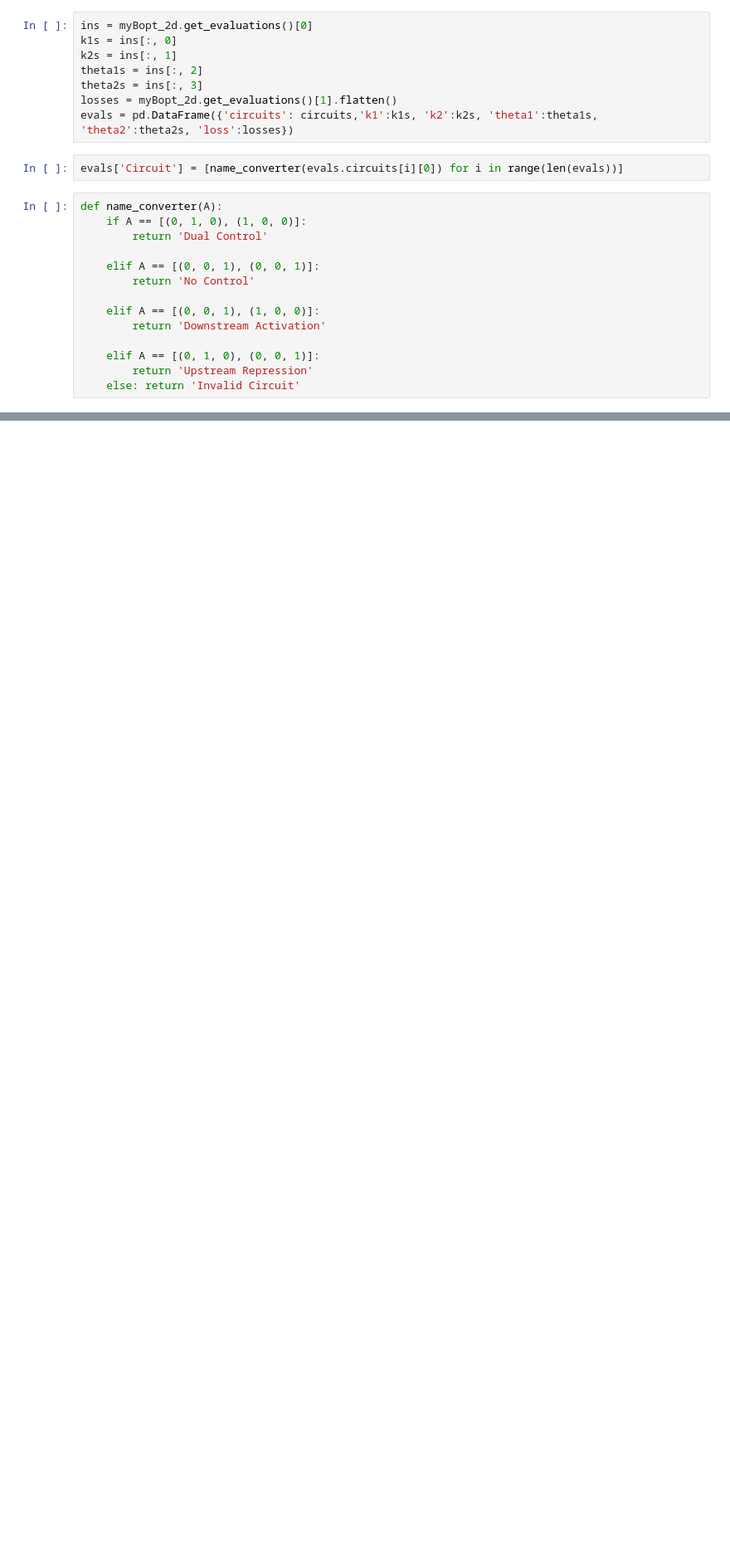
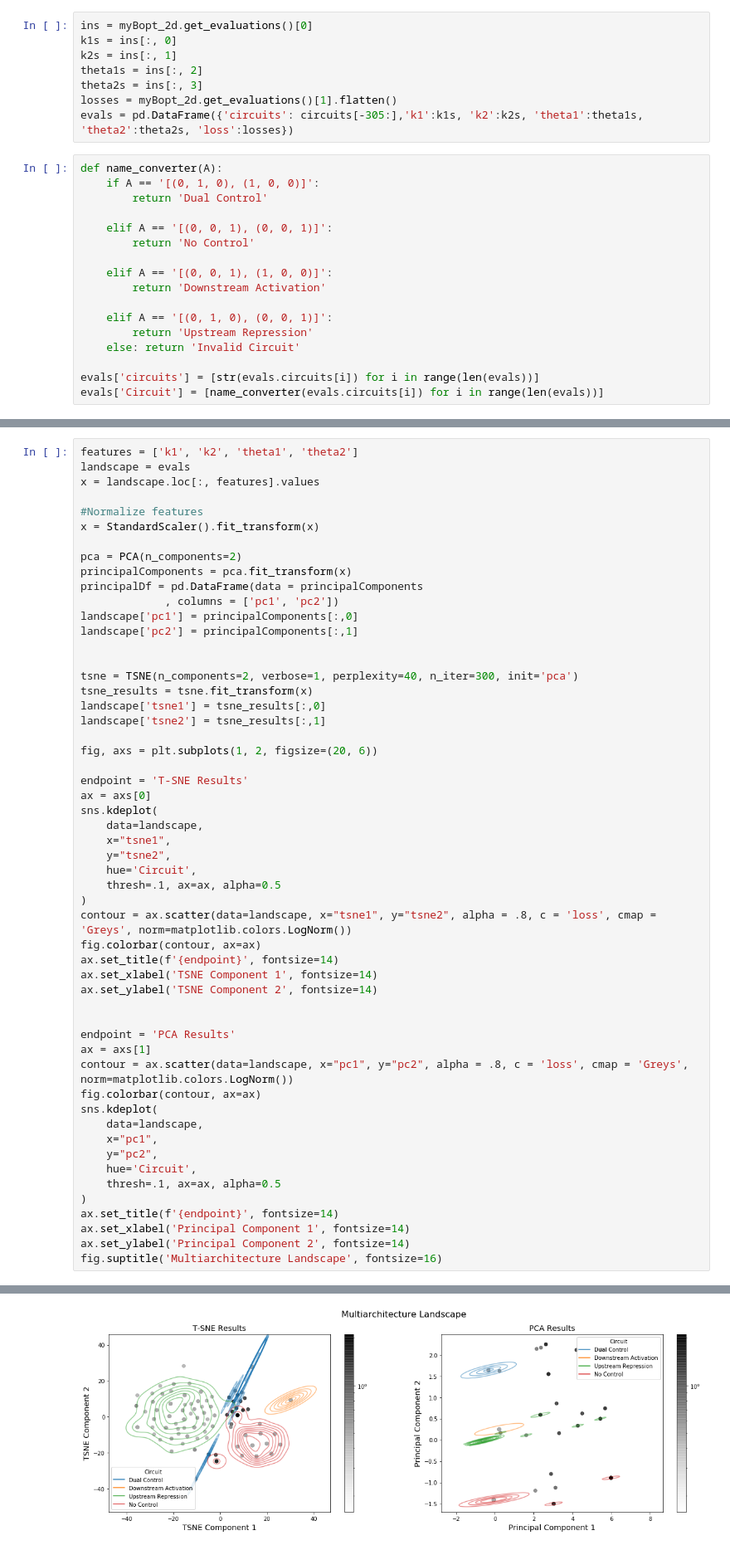
Before and after one commit to cjmerzbacher/msc-thesis, a Jupyter notebook: gp_opt/generate_architecture_hyperopt.ipynb, the cells around one changed output, grey strips where cells are left out. Shown: that part at 83% size. Cells and saved outputs as stored; diff of their text form; blank space fills up the shorter version.

```diff
--- a/gp_opt/generate_architecture_hyperopt.ipynb
+++ b/gp_opt/generate_architecture_hyperopt.ipynb
@@ -256,20 +269,21 @@ k2s = ins[:, 1]
 theta1s = ins[:, 2]
 theta2s = ins[:, 3]
 losses = myBopt_2d.get_evaluations()[1].flatten()
-evals = pd.DataFrame({'circuits': circuits,'k1':k1s, 'k2':k2s, 'theta1':theta1s, 'theta2':theta2s, 'loss':losses})
+evals = pd.DataFrame({'circuits': circuits[-305:],'k1':k1s, 'k2':k2s, 'theta1':theta1s, 'theta2':theta2s, 'loss':losses})
-# %%
-evals['Circuit'] = [name_converter(evals.circuits[i][0]) for i in range(len(evals))]
 # %%
 def name_converter(A):
-    if A == [(0, 1, 0), (1, 0, 0)]:
+    if A == '[(0, 1, 0), (1, 0, 0)]':
         return 'Dual Control'
 
-    elif A == [(0, 0, 1), (0, 0, 1)]:
+    elif A == '[(0, 0, 1), (0, 0, 1)]':
         return 'No Control'
 
-    elif A == [(0, 0, 1), (1, 0, 0)]:
+    elif A == '[(0, 0, 1), (1, 0, 0)]':
         return 'Downstream Activation'
 
-    elif A == [(0, 1, 0), (0, 0, 1)]:
+    elif A == '[(0, 1, 0), (0, 0, 1)]':
         return 'Upstream Repression'
     else: return 'Invalid Circuit'
+
+evals['circuits'] = [str(evals.circuits[i]) for i in range(len(evals))]
+evals['Circuit'] = [name_converter(evals.circuits[i]) for i in range(len(evals))]
@@ -275,0 +292,55 @@ def name_converter(A):
+# %%
+features = ['k1', 'k2', 'theta1', 'theta2']
+landscape = evals
+x = landscape.loc[:, features].values
+
+#Normalize features
+x = StandardScaler().fit_transform(x)
+
+pca = PCA(n_components=2)
+principalComponents = pca.fit_transform(x)
+principalDf = pd.DataFrame(data = principalComponents
+             , columns = ['pc1', 'pc2'])
+landscape['pc1'] = principalComponents[:,0]
+landscape['pc2'] = principalComponents[:,1]
+
+
+tsne = TSNE(n_components=2, verbose=1, perplexity=40, n_iter=300, init='pca')
+tsne_results = tsne.fit_transform(x)
+landscape['tsne1'] = tsne_results[:,0]
+landscape['tsne2'] = tsne_results[:,1]
+
+fig, axs = plt.subplots(1, 2, figsize=(20, 6))
+
+endpoint = 'T-SNE Results'
+ax = axs[0]
+sns.kdeplot(
+    data=landscape,
+    x="tsne1",
+    y="tsne2",
+    hue='Circuit',
+    thresh=.1, ax=ax, alpha=0.5
+)
+contour = ax.scatter(data=landscape, x="tsne1", y="tsne2", alpha = .8, c = 'loss', cmap = 'Greys', norm=matplotlib.colors.LogNorm())
+fig.colorbar(contour, ax=ax)
+ax.set_title(f'{endpoint}', fontsize=14)
+ax.set_xlabel('TSNE Component 1', fontsize=14)
+ax.set_ylabel('TSNE Component 2', fontsize=14)
+
+
+endpoint = 'PCA Results'
+ax = axs[1]
+contour = ax.scatter(data=landscape, x="pc1", y="pc2", alpha = .8, c = 'loss', cmap = 'Greys', norm=matplotlib.colors.LogNorm())
+fig.colorbar(contour, ax=ax)
+sns.kdeplot(
+    data=landscape,
+    x="pc1",
+    y="pc2",
+    hue='Circuit',
+    thresh=.1, ax=ax, alpha=0.5
+)
+ax.set_title(f'{endpoint}', fontsize=14)
+ax.set_xlabel('Principal Component 1', fontsize=14)
+ax.set_ylabel('Principal Component 2', fontsize=14)
+fig.suptitle('Multiarchitecture Landscape', fontsize=16)
+# %% [output]
@@ -275,0 +355 @@ def name_converter(A):
+[figure, added]
```
Also changed, not shown: parts of 10 cells of this notebook, 10 other files.
